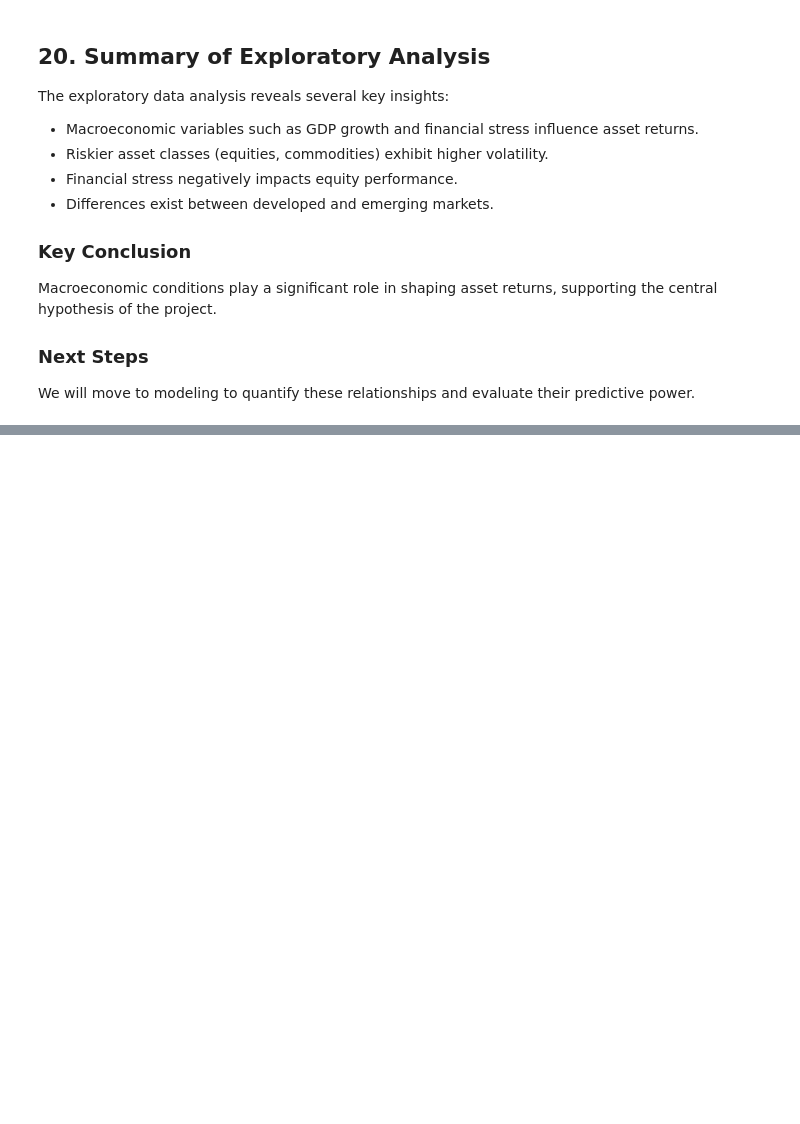
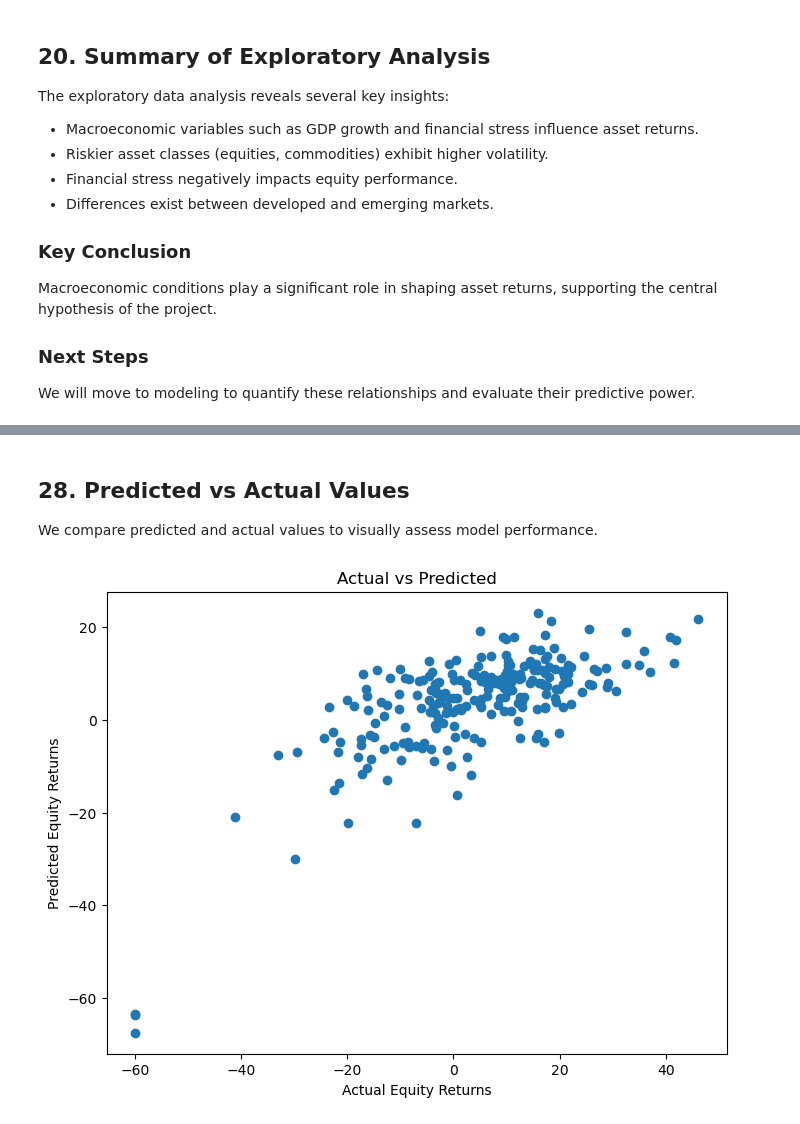
Before and after one commit to Wexwer/Macroeconomics-Indicators-Effect, a Jupyter notebook: Data Science/Exam-Project/Data Source/macroeconomic_indicators_effect_project.ipynb, the cells around one changed output, grey strips where cells are left out. Saved outputs shown, nothing was run; the diff lists cells and outputs as text; code cells hidden in the pictures; blank space fills up the shorter version.

Commit message:
Add regression model, evaluation metrics, and coefficient analysis

```diff
--- a/Data Science/Exam-Project/Data Source/macroeconomic_indicators_effect_project.ipynb
+++ b/Data Science/Exam-Project/Data Source/macroeconomic_indicators_effect_project.ipynb
@@ -755,0 +798,6 @@ We will move to modeling to quantify these relationships and evaluate their pred
+# %%
+features = ["gdp_growth", "inflation", "policy_rate", "unemployment", "fin_stress_idx"]
+target = "equities"
+
+X = merged_df[features]
+y = merged_df[target]
@@ -755,0 +814,6 @@ We will move to modeling to quantify these relationships and evaluate their pred
+# %%
+from sklearn.model_selection import train_test_split
+
+X_train, X_test, y_train, y_test = train_test_split(
+    X, y, test_size=0.2, random_state=42
+)
@@ -755,0 +826,5 @@ We will move to modeling to quantify these relationships and evaluate their pred
+# %%
+from sklearn.linear_model import LinearRegression
+
+model = LinearRegression()
+model.fit(X_train, y_train)
@@ -755,0 +839,2 @@ We will move to modeling to quantify these relationships and evaluate their pred
+# %%
+y_pred = model.predict(X_test)
@@ -755,0 +913,13 @@ We will move to modeling to quantify these relationships and evaluate their pred
+# %% [markdown]
+## 28. Predicted vs Actual Values
+
+We compare predicted and actual values to visually assess model performance.
+# %%
+plt.figure(figsize=(8,6))
+plt.scatter(y_test, y_pred)
+plt.xlabel("Actual Equity Returns")
+plt.ylabel("Predicted Equity Returns")
+plt.title("Actual vs Predicted")
+plt.show()
+# %% [output]
+[figure, added]
```
Also changed, not shown: parts of 14 cells of this notebook.
